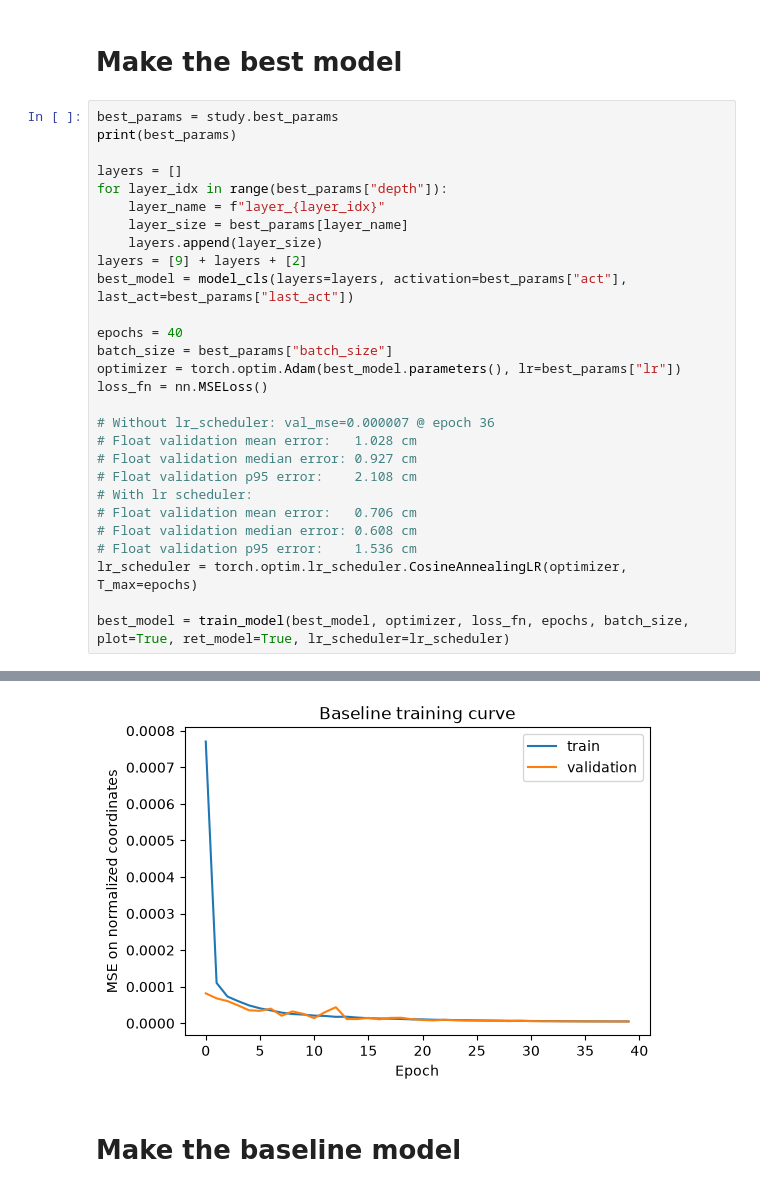
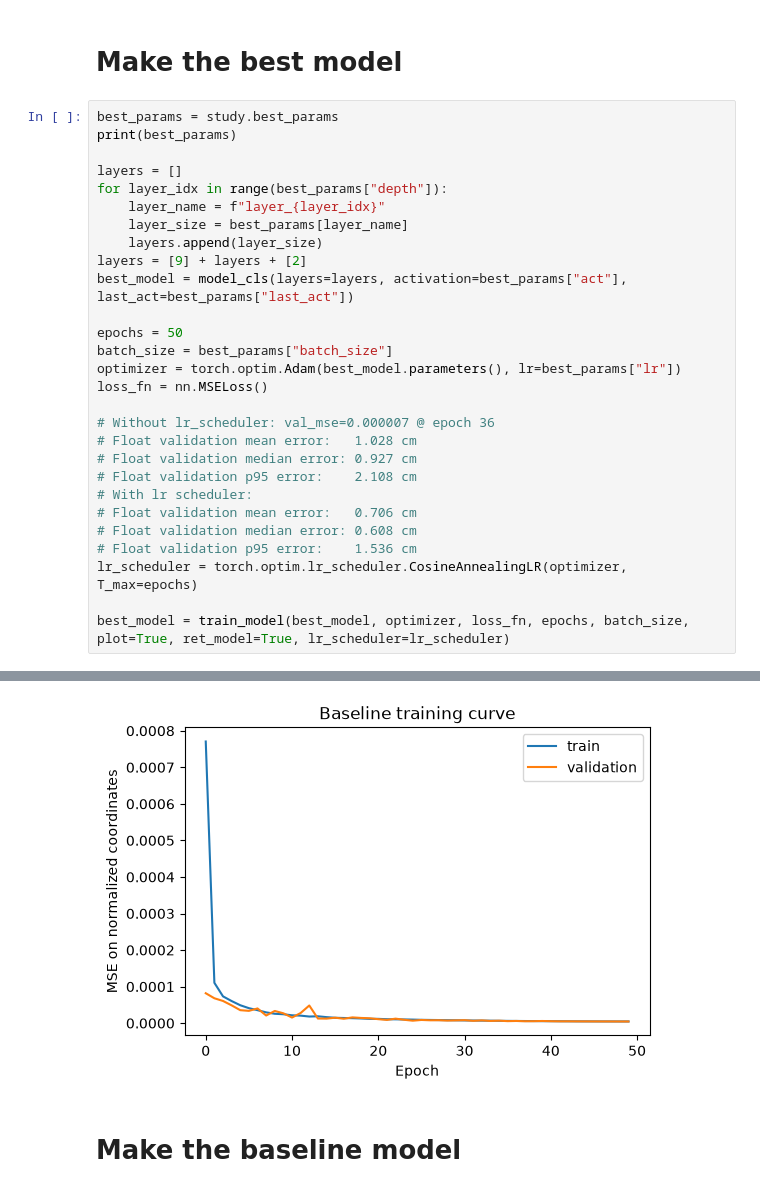
Before and after one commit to Lucan11/systems_meet_ai_hackaton, a Jupyter notebook: notebooks/hyperparameter_search.ipynb, the cells around one changed output, grey strips where cells are left out. Cells and saved outputs as stored; diff of their text form.

```diff
--- a/notebooks/hyperparameter_search.ipynb
+++ b/notebooks/hyperparameter_search.ipynb
@@ -182,7 +159,7 @@ for layer_idx in range(best_params["depth"]):
 layers = [9] + layers + [2]
 best_model = model_cls(layers=layers, activation=best_params["act"], last_act=best_params["last_act"])
 
-epochs = 40
+epochs = 50
 batch_size = best_params["batch_size"]
 optimizer = torch.optim.Adam(best_model.parameters(), lr=best_params["lr"])
 loss_fn = nn.MSELoss()
@@ -219,4 +196,4 @@ epoch=40 train_mse=0.000005 val_mse=0.000005
-[figure, old version]
+[figure, new version]
 # %% [markdown]
 # Make the baseline model
 # %%
```
Also changed, not shown: parts of 5 cells of this notebook, 8 other files.
